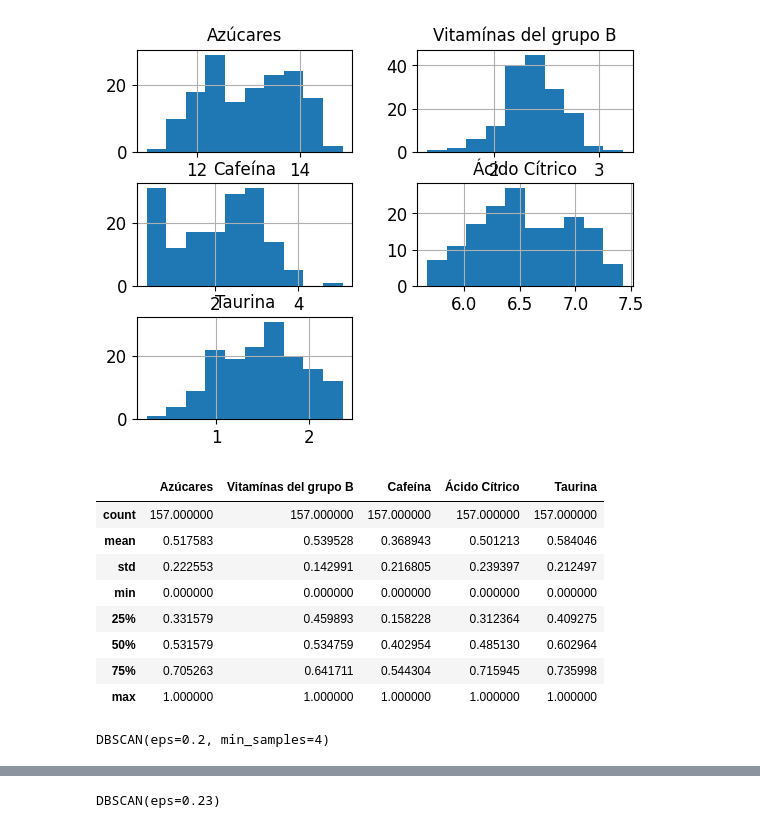
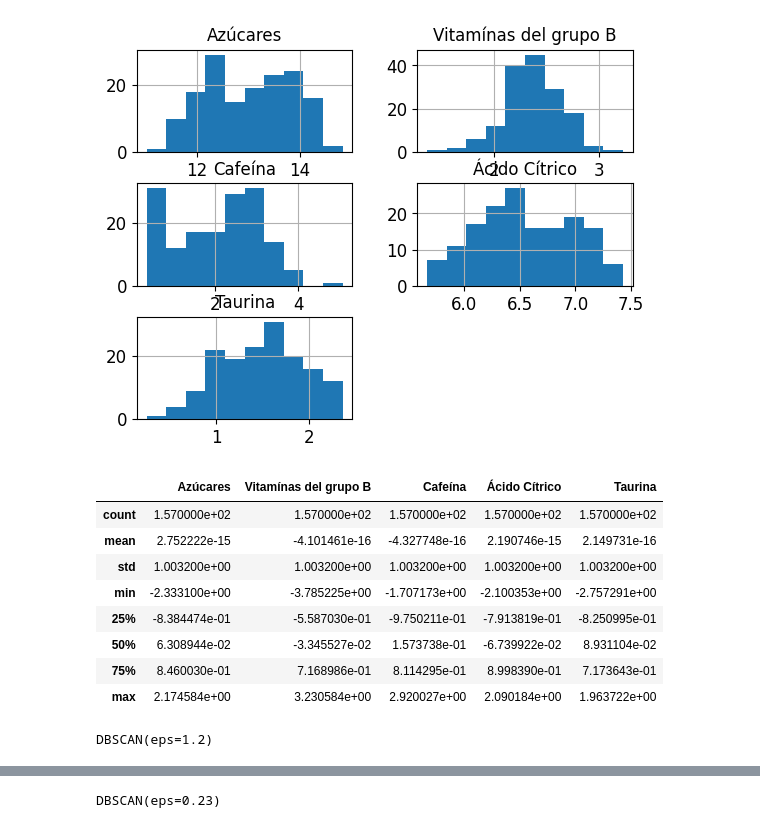
Before and after one commit to OKy9413/ONLINE_DS_THEBRIDGE_EXERSISES, a Jupyter notebook: 04_Machine_Learning/Sprint_15/Unidad_02/Practica_Obligatoria/18_Practica_Obligatoria_Clustering_II.ipynb, the cells around one changed output, grey strips where cells are left out. Drawn from its saved outputs; the diff is of its cells as text; code cells hidden in the pictures.

```diff
--- a/04_Machine_Learning/Sprint_15/Unidad_02/Practica_Obligatoria/18_Practica_Obligatoria_Clustering_II.ipynb
+++ b/04_Machine_Learning/Sprint_15/Unidad_02/Practica_Obligatoria/18_Practica_Obligatoria_Clustering_II.ipynb
@@ -190,28 +190,28 @@ array([[<Axes: title={'center': 'Azúcares'}>,
 [figure]
 [figure]
 # %%
-df_scaled = pd.DataFrame(MinMaxScaler().fit_transform(df_save), columns= df_save.columns, index = df_save.index)
+df_scaled = pd.DataFrame(StandardScaler().fit_transform(df_save), columns= df_save.columns, index = df_save.index)
 df_scaled.describe()
 
 # Ya tendríamos el df preparado. No prescindimos de ninguna feature porque parece que todas pueden aportar.
 # %% [output]
 |  | Azúcares | Vitamínas del grupo B | Cafeína | Ácido Cítrico | Taurina |
-| count | 157.000000 | 157.000000 | 157.000000 | 157.000000 | 157.000000 |
-| mean | 0.517583 | 0.539528 | 0.368943 | 0.501213 | 0.584046 |
-| std | 0.222553 | 0.142991 | 0.216805 | 0.239397 | 0.212497 |
-| min | 0.000000 | 0.000000 | 0.000000 | 0.000000 | 0.000000 |
-| 25% | 0.331579 | 0.459893 | 0.158228 | 0.312364 | 0.409275 |
-| 50% | 0.531579 | 0.534759 | 0.402954 | 0.485130 | 0.602964 |
-| 75% | 0.705263 | 0.641711 | 0.544304 | 0.715945 | 0.735998 |
-| max | 1.000000 | 1.000000 | 1.000000 | 1.000000 | 1.000000 |
+| count | 1.570000e+02 | 1.570000e+02 | 1.570000e+02 | 1.570000e+02 | 1.570000e+02 |
+| mean | 2.752222e-15 | -4.101461e-16 | -4.327748e-16 | 2.190746e-15 | 2.149731e-16 |
+| std | 1.003200e+00 | 1.003200e+00 | 1.003200e+00 | 1.003200e+00 | 1.003200e+00 |
+| min | -2.333100e+00 | -3.785225e+00 | -1.707173e+00 | -2.100353e+00 | -2.757291e+00 |
+| 25% | -8.384474e-01 | -5.587030e-01 | -9.750211e-01 | -7.913819e-01 | -8.250995e-01 |
+| 50% | 6.308944e-02 | -3.345527e-02 | 1.573738e-01 | -6.739922e-02 | 8.931104e-02 |
+| 75% | 8.460030e-01 | 7.168986e-01 | 8.114295e-01 | 8.998390e-01 | 7.173643e-01 |
+| max | 2.174584e+00 | 3.230584e+00 | 2.920027e+00 | 2.090184e+00 | 1.963722e+00 |
 # %%
 X = df_scaled
 
-dbscan = DBSCAN(eps=0.2, min_samples=4)
+dbscan = DBSCAN(eps=1.2, min_samples=5)
 
 dbscan.fit(X)
 # %% [output]
-DBSCAN(eps=0.2, min_samples=4)
+DBSCAN(eps=1.2)
 # %%
 print(len(dbscan.labels_))      # Todos los datos etiquetados
 
```
Also changed, not shown: parts of 4 cells of this notebook.
